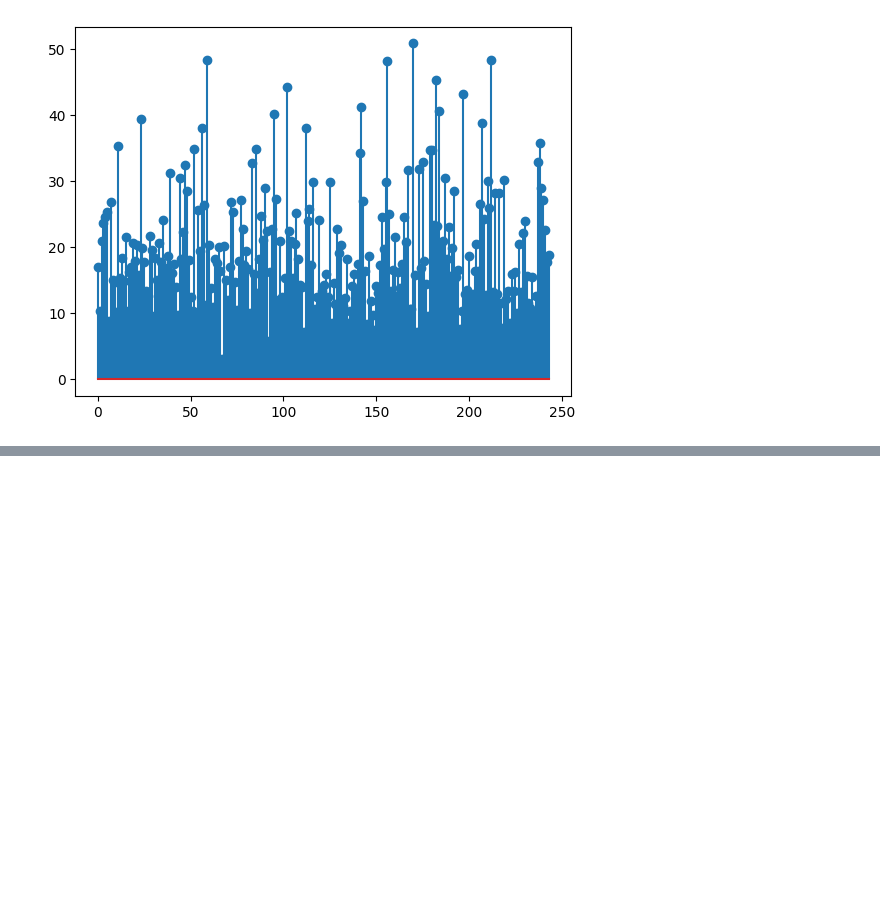
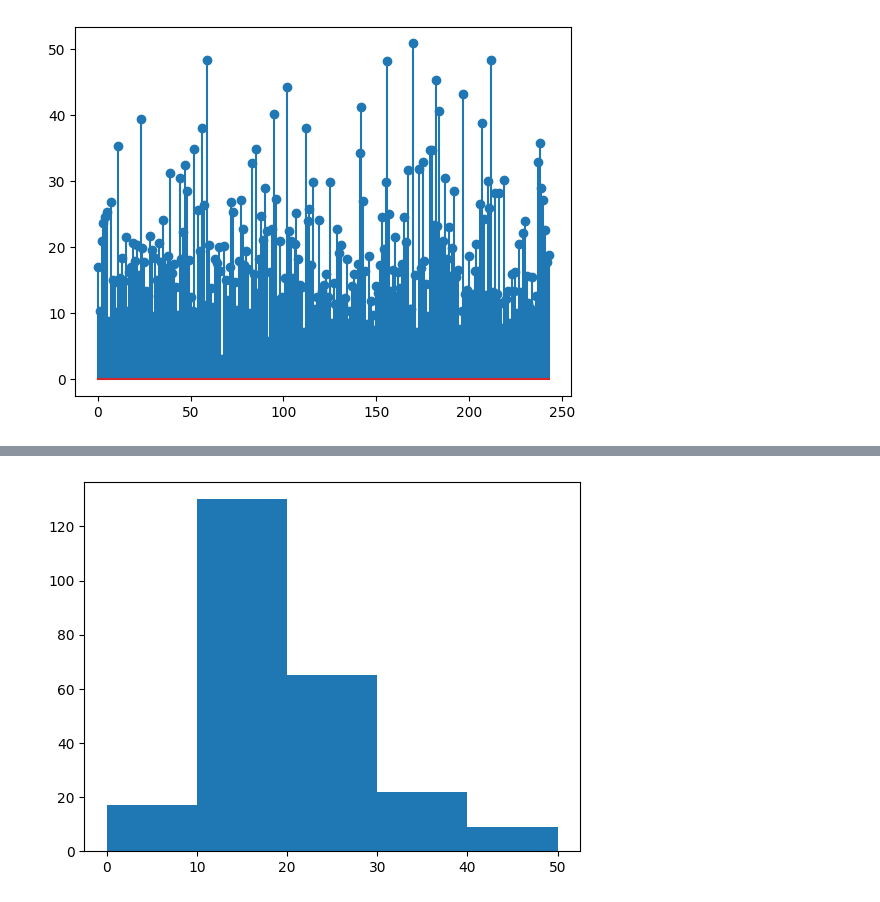
Before and after one commit to AKAASH-KUMAR-SINGH/Python-DS, a Jupyter notebook: Data_Analysis/visualization.ipynb, the cells around one changed output, grey strips where cells are left out. Drawn from its saved outputs; the diff is of its cells as text; code cells hidden in the pictures; blank space fills up the shorter version.

```diff
--- a/Data_Analysis/visualization.ipynb
+++ b/Data_Analysis/visualization.ipynb
@@ -138,0 +155,6 @@ plt.stem('total_bill',data=tips)
+# %%
+# histogram
+plt.hist('total_bill',data=tips,bins=range(0,60,10))
+plt.show()
+# %% [output]
+[figure, added]
```
Also changed, not shown: parts of 8 cells of this notebook.
